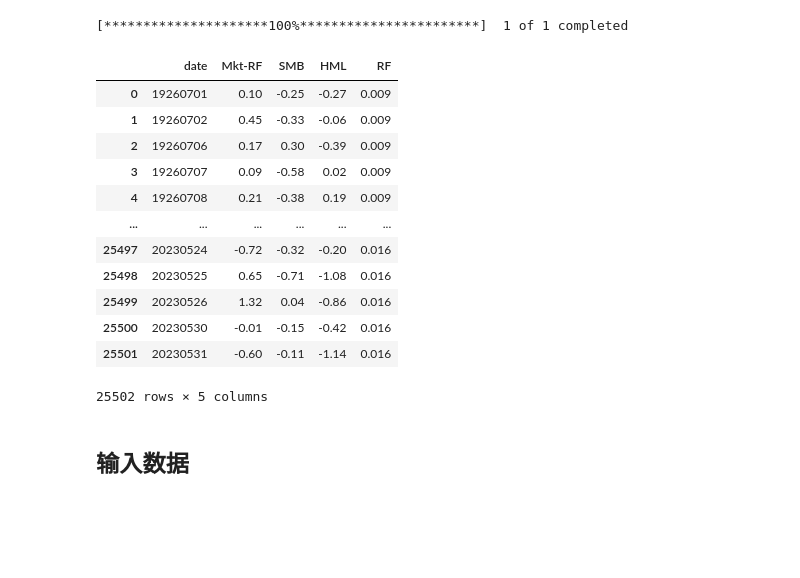
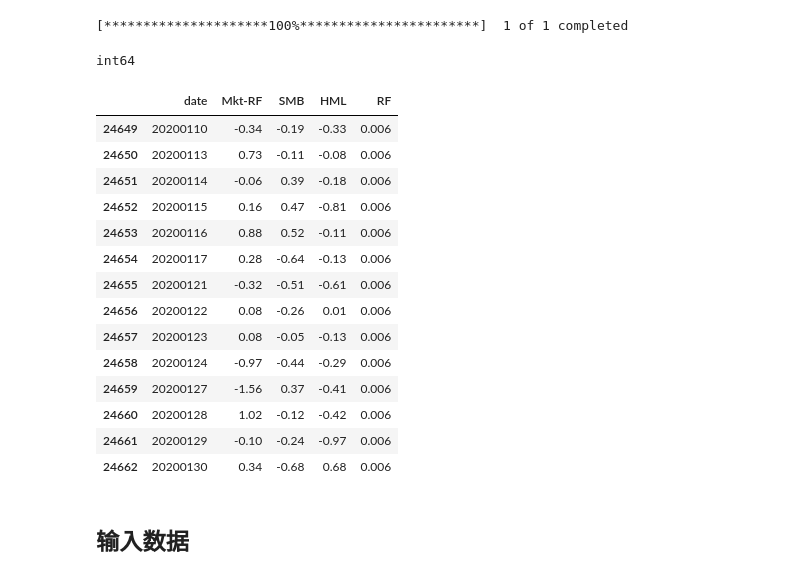
Before and after one commit to Tommyczc/stockMarketAnalysis, a Jupyter notebook: eventStudy.ipynb, the cells around one changed output. Drawn from its saved outputs; the diff is of its cells as text; code cells hidden in the pictures; blank space fills up the shorter version.

```diff
--- a/eventStudy.ipynb
+++ b/eventStudy.ipynb
@@ -154,21 +159,25 @@ spy=yf.download('SPY', '2022-01-01', '2022-08-22')['Close']
 [*********************100%***********************]  1 of 1 completed
 # %%
 fama=pd.read_csv("eventStudyData/train/FamaFrench.csv")
-fama
+print(fama['date'].dtypes)
+fama[(20200110<=fama['date'])&(fama['date']<=20200130)]
 # %% [output]
+int64
 |  | date | Mkt-RF | SMB | HML | RF |
-| 0 | 19260701 | 0.10 | -0.25 | -0.27 | 0.009 |
-| 1 | 19260702 | 0.45 | -0.33 | -0.06 | 0.009 |
-| 2 | 19260706 | 0.17 | 0.30 | -0.39 | 0.009 |
-| 3 | 19260707 | 0.09 | -0.58 | 0.02 | 0.009 |
-| 4 | 19260708 | 0.21 | -0.38 | 0.19 | 0.009 |
-| ... | ... | ... | ... | ... | ... |
-| 25497 | 20230524 | -0.72 | -0.32 | -0.20 | 0.016 |
-| 25498 | 20230525 | 0.65 | -0.71 | -1.08 | 0.016 |
-| 25499 | 20230526 | 1.32 | 0.04 | -0.86 | 0.016 |
-| 25500 | 20230530 | -0.01 | -0.15 | -0.42 | 0.016 |
-| 25501 | 20230531 | -0.60 | -0.11 | -1.14 | 0.016 |
+| 24649 | 20200110 | -0.34 | -0.19 | -0.33 | 0.006 |
+| 24650 | 20200113 | 0.73 | -0.11 | -0.08 | 0.006 |
+| 24651 | 20200114 | -0.06 | 0.39 | -0.18 | 0.006 |
+| 24652 | 20200115 | 0.16 | 0.47 | -0.81 | 0.006 |
+| 24653 | 20200116 | 0.88 | 0.52 | -0.11 | 0.006 |
+| 24654 | 20200117 | 0.28 | -0.64 | -0.13 | 0.006 |
+| 24655 | 20200121 | -0.32 | -0.51 | -0.61 | 0.006 |
+| 24656 | 20200122 | 0.08 | -0.26 | 0.01 | 0.006 |
+| 24657 | 20200123 | 0.08 | -0.05 | -0.13 | 0.006 |
+| 24658 | 20200124 | -0.97 | -0.44 | -0.29 | 0.006 |
+| 24659 | 20200127 | -1.56 | 0.37 | -0.41 | 0.006 |
+| 24660 | 20200128 | 1.02 | -0.12 | -0.42 | 0.006 |
+| 24661 | 20200129 | -0.10 | -0.24 | -0.97 | 0.006 |
+| 24662 | 20200130 | 0.34 | -0.68 | 0.68 | 0.006 |
-25502 rows × 5 columns
 # %% [markdown]
 ## 输入数据
 # %%
```
Also changed, not shown: parts of 11 cells of this notebook, 1 other file.
